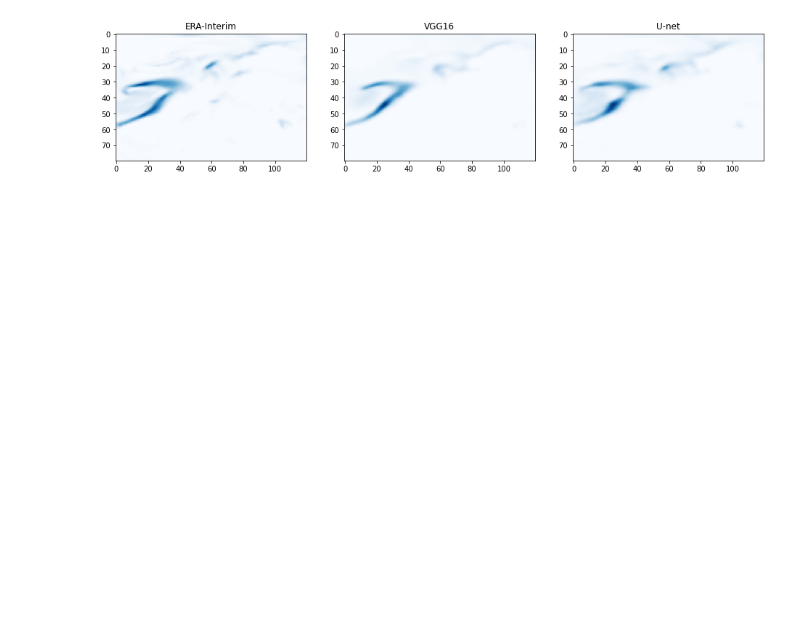
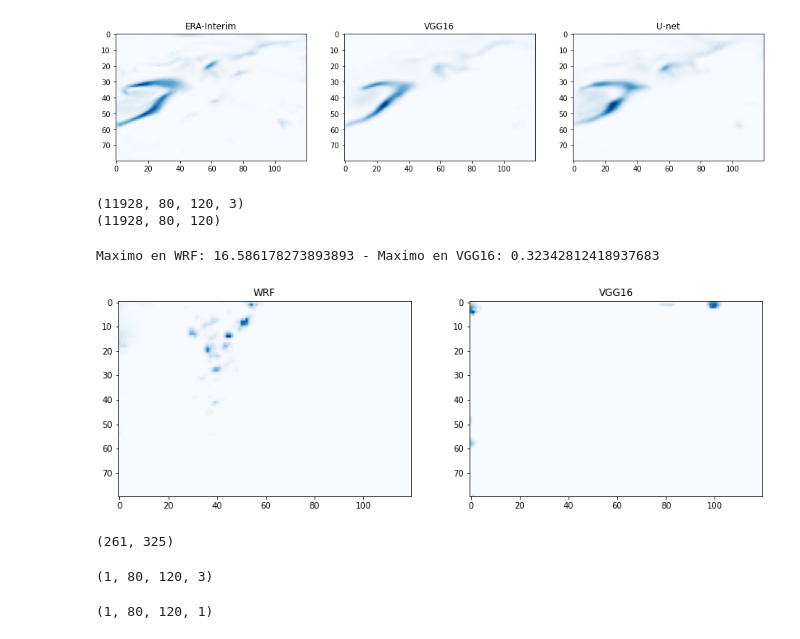
Before and after one commit to JFC95/ProyectoIntegrador_Weather, a Jupyter notebook: Notebooks/validacion_imagenes.ipynb, the cells around one changed output. Saved outputs shown, nothing was run; the diff lists cells and outputs as text; code cells hidden in the pictures; blank space fills up the shorter version.

Commit message:
actualizacion val_imagenes

```diff
--- a/Notebooks/validacion_imagenes.ipynb
+++ b/Notebooks/validacion_imagenes.ipynb
@@ -37,3 +38,37 @@ for i in range(1, columns*rows+1):
 plt.show()
 # %% [output]
 [figure]
+# %%
+model3 = load_model('/opt/datos/entrenamientos/larraondo/vgg16_0_3_5.h5')
+x_test = np.load("/opt/datos/dataset/sin_normalizar/X.npy")
+y_test = np.load("/opt/datos/dataset/milimetros/Y.npy")
+# %%
+x_test = np.moveaxis(x_test, 1, 3)
+x_test = x_test[:,20:100,20:140,:]
+y_test = y_test[:,20:100,20:140]
+
+print(x_test.shape)
+print(y_test.shape)
+# %% [output]
+(11928, 80, 120, 3)
+(11928, 80, 120)
+# %%
+x_test_98 = x_test*9.8
+# %%
+y_pred3 = model3.predict(x_test_98) #vgg16
+# %%
+muestra = 7529
+img = [y_test[muestra,:,:], y_pred3[muestra,:,:,0]]
+rows=1
+columns=2
+titulos = ['WRF','VGG16']
+fig=plt.figure(figsize=(14,14))
+for i in range(1, columns*rows+1):
+    fig.add_subplot(rows, columns, i)
+    plt.imshow(img[i-1], cmap='Blues')
+    plt.title(titulos[i-1])
+print(f"Maximo en WRF: {y_test[muestra,:,:].max()} - Maximo en VGG16: {y_pred3[muestra,:,:,0].max()}")
+plt.show()
+# %% [output]
+Maximo en WRF: 16.586178273893893 - Maximo en VGG16: 0.32342812418937683
+[figure, added]
@@ -39,0 +79,39 @@ plt.show()
+# %%
+band500 = grib.GetRasterBand(99)
+band700 = grib.GetRasterBand(119)
+band1000 = grib.GetRasterBand(163)
+
+data500 = band500.ReadAsArray()
+data700 = band700.ReadAsArray()
+data1000 = band1000.ReadAsArray()
+
+data500.shape
+# %% [output]
+(261, 325)
+# %%
+band500 = grib.GetRasterBand(99)
+band700 = grib.GetRasterBand(119)
+band1000 = grib.GetRasterBand(163)
+
+data500 = band500.ReadAsArray()
+data700 = band700.ReadAsArray()
+data1000 = band1000.ReadAsArray()
+
+data500 = data500[60:140, 60:180]
+data700 = data700[60:140, 60:180]
+data1000 = data1000[60:140, 60:180]
+
+muestra = np.zeros((1, 80, 120, 3))
+muestra[0,:,:,0] = data1000
+muestra[0,:,:,1] = data700
+muestra[0,:,:,2] = data500
+
+muestra_98 = muestra*9.81
+print(muestra.shape)
+# %% [output]
+(1, 80, 120, 3)
+# %%
+y_pred = modelo.predict(muestra_98)
+y_pred.shape
+# %% [output]
+(1, 80, 120, 1)
```
Also changed, not shown: parts of 10 cells of this notebook.
